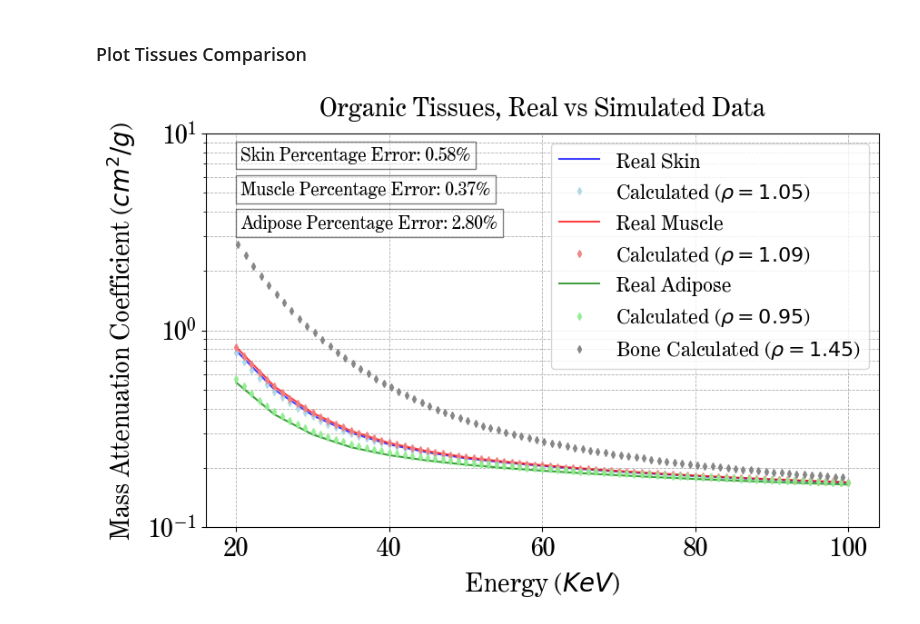
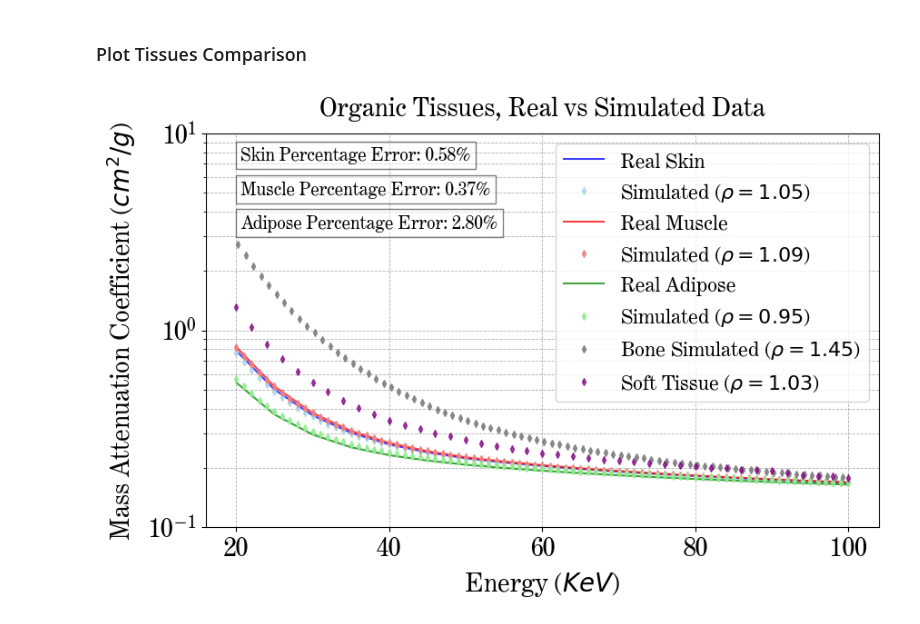
Before and after one commit to miguelcomett/G4_IFI-Team_2024, a Jupyter notebook: miguelcomett/Plots from CSV.ipynb, the cells around one changed output. Cells and saved outputs as stored; diff of their text form; code cells hidden in the pictures.

```diff
--- a/miguelcomett/Plots from CSV.ipynb
+++ b/miguelcomett/Plots from CSV.ipynb
@@ -344,6 +344,7 @@ def Plot1_Coeff(directory, title, x_label, y_label, save_as):
     csv_1 = 'Cmtt_Tissues_Small.csv'
     csv_2 = 'Cmtt_Melbourne_AtCoeff.csv'
     csv_3 = 'AtCoeff_Bone.csv'
+    csv_4 = 'STmac.csv'
 
     x_branch_1 = "Energy"
     x_branch_2 = "Energy (keV)"
@@ -356,6 +357,7 @@ def Plot1_Coeff(directory, title, x_label, y_label, save_as):
     df_1 = pd.read_csv(directory + csv_1)
     df_2 = pd.read_csv(directory + csv_2)
     df_3 = pd.read_csv(directory + csv_3)
+    df_4 = pd.read_csv(directory + csv_4)
 
     x1 = df_1[x_branch_1]
     y1 = df_1[y_branch_1]
@@ -371,6 +373,9 @@ def Plot1_Coeff(directory, title, x_label, y_label, save_as):
 
     x3 = df_3[x_branch_2]
     y7 = df_3[y_branch_4]
+
+    x4 = df_4[x_branch_2]
+    y8 = df_4['MAC']
 
     mask = (x3 > 20) & (x3 < 100)
     x3 = x3[mask]
@@ -390,15 +395,17 @@ def Plot1_Coeff(directory, title, x_label, y_label, save_as):
     slc = 4
 
     plt.plot(x2, y4, linestyle = '-', markersize = mksz, label = 'Real Skin', color = 'blue', alpha = aph2)
-    plt.plot(x1[::slc], y1[::slc], marker = 'd', linestyle='None', markersize = mksz, label = 'Calculated ($\\rho = 1.05$)', color = 'lightblue', alpha = aph1)
+    plt.plot(x1[::slc], y1[::slc], marker = 'd', linestyle='None', markersize = mksz, label = 'Simulated ($\\rho = 1.05$)', color = 'lightblue', alpha = aph1)
 
     plt.plot(x2, y5, linestyle = '-', markersize = mksz, label = 'Real Muscle', color = 'red', alpha = aph2)
-    plt.plot(x1[::slc], y2[::slc], marker = 'd', linestyle='None', markersize = mksz, label = 'Calculated ($\\rho = 1.09$)', color = 'lightcoral', alpha = aph1)
+    plt.plot(x1[::slc], y2[::slc], marker = 'd', linestyle='None', markersize = mksz, label = 'Simulated ($\\rho = 1.09$)', color = 'lightcoral', alpha = aph1)
 
     plt.plot(x2, y6, linestyle = '-', markersize = mksz, label = 'Real Adipose', color = 'green', alpha = aph2)
-    plt.plot(x1[::slc], y3[::slc], marker = 'd', linestyle='None', markersize = mksz, label = 'Calculated ($\\rho = 0.95$)', color = 'lightgreen', alpha = aph1)
+    plt.plot(x1[::slc], y3[::slc], marker = 'd', linestyle='None', markersize = mksz, label = 'Simulated ($\\rho = 0.95$)', color = 'lightgreen', alpha = aph1)
 
-    plt.plot(x3[::slc], y7[::slc], marker = 'd', linestyle='None', markersize = mksz, label = 'Bone Calculated ($\\rho = 1.45$)', color = 'gray', alpha = aph1)
+    plt.plot(x3[::slc], y7[::slc], marker = 'd', linestyle='None', markersize = mksz, label = 'Bone Simulated ($\\rho = 1.45$)', color = 'gray', alpha = aph1)
+
+    plt.plot(x4, y8, marker = 'd', linestyle = 'None', markersize = mksz, label = 'Soft Tissue ($\\rho = 1.03$)', color = 'purple', alpha = aph2)
 
     plt.text(20.6, 7.3, f'Skin Percentage Error: {error_skin:.2f}%',    fontsize=14, fontweight='bold', bbox=dict(facecolor='white', alpha=0.5))
     plt.text(20.6, 4.9, f'Muscle Percentage Error: {error_muscle:.2f}%',   fontsize=14, fontweight='bold', bbox=dict(facecolor='white', alpha=0.5))
@@ -420,15 +427,15 @@ def Plot1_Coeff(directory, title, x_label, y_label, save_as):
 # %%
 directory = ''
 
 title   = r"Organic Tissues, Real vs Simulated Data"
 x_label = r"Energy ($KeV$)"
 y_label = r"Mass Attenuation Coefficient ($cm^2/g$)"
 
-save_as = 'a'
+save_as = ''
 
 Plot1_Coeff(directory, title, x_label, y_label, save_as)
 # %% [output]
-[figure, old version]
+[figure, new version]
 # %%
 import pandas as pd
 import matplotlib.pyplot as plt
```
Also changed, not shown: 5 other files.
